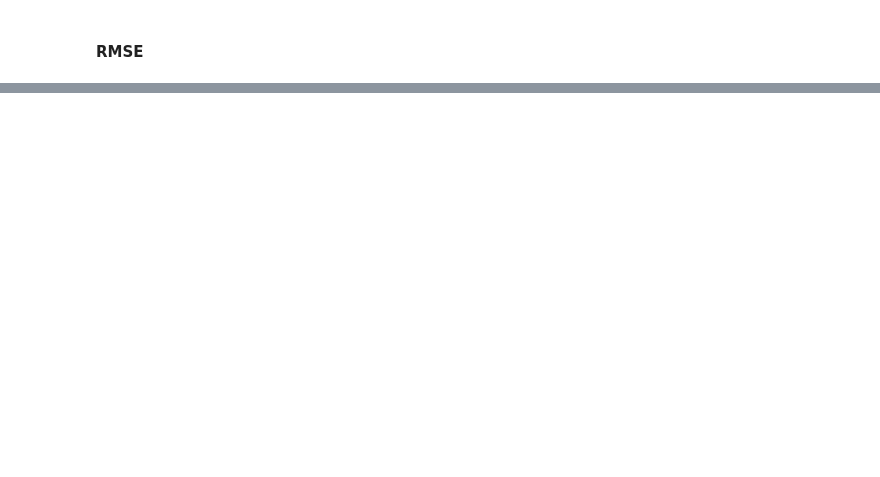
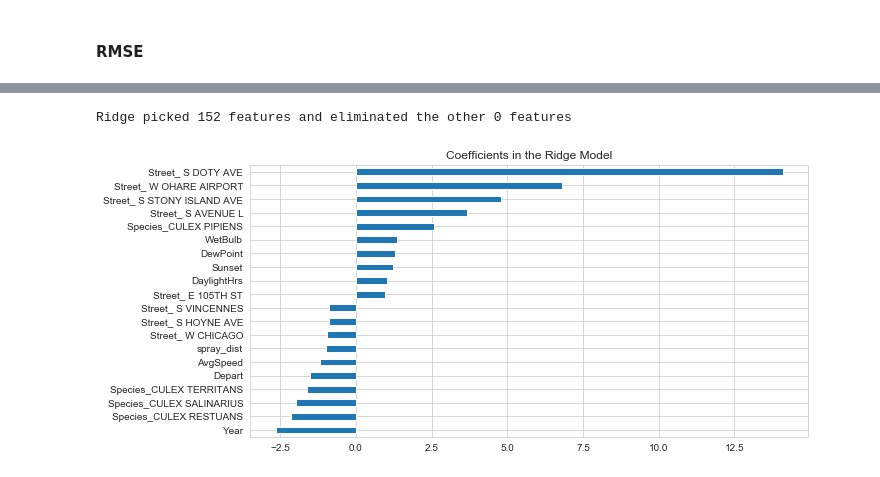
Before and after one commit to bearylogical/west_nile_colab, a Jupyter notebook: YuBin_Modeling_Benchmark_ForRegression.ipynb, the cells around one changed output, grey strips where cells are left out. Drawn from its saved outputs; the diff is of its cells as text; code cells hidden in the pictures; blank space fills up the shorter version.

```diff
--- a/YuBin_Modeling_Benchmark_ForRegression.ipynb
+++ b/YuBin_Modeling_Benchmark_ForRegression.ipynb
@@ -114,0 +106,3 @@ np.sqrt(mean_squared_error(y_test, lr.predict(X_test)))
+# %%
+# Using pipeline and gridsearch to optimize the hyper parameters
+ridge_pipe= make_pipeline(StandardScaler(), Ridge())
@@ -114,0 +131,13 @@ np.sqrt(mean_squared_error(y_test, lr.predict(X_test)))
+# %%
+ridge_params = {
+    'ridge__alpha': np.logspace(0, 5, 200),
+    'ridge__random_state': [42]
+}
+# %%
+gs_ridge = GridSearchCV(estimator = ridge_pipe,
+                        param_grid = ridge_params,
+                        verbose = 1,
+                        n_jobs = -1,
+                        cv = 5)
+
+gs_ridge.fit(X_train, y_train)
@@ -114,0 +202,14 @@ np.sqrt(mean_squared_error(y_test, lr.predict(X_test)))
+# %%
+# Plot important coefficients
+coefs = pd.Series(gs_ridge.best_estimator_.named_steps['ridge'].coef_[0], index = X_train.columns)
+# %%
+print("Ridge picked " + str(sum(coefs != 0)) + " features and eliminated the other " +  \
+      str(sum(coefs == 0)) + " features")
+imp_coefs = pd.concat([coefs.sort_values().head(10),
+                     coefs.sort_values().tail(10)])
+imp_coefs.plot(kind = "barh", figsize = (10,5))
+plt.title("Coefficients in the Ridge Model")
+plt.show()
+# %% [output]
+Ridge picked 152 features and eliminated the other 0 features
+[figure, added]
```
Also changed, not shown: parts of 17 cells of this notebook, 4 other files.
